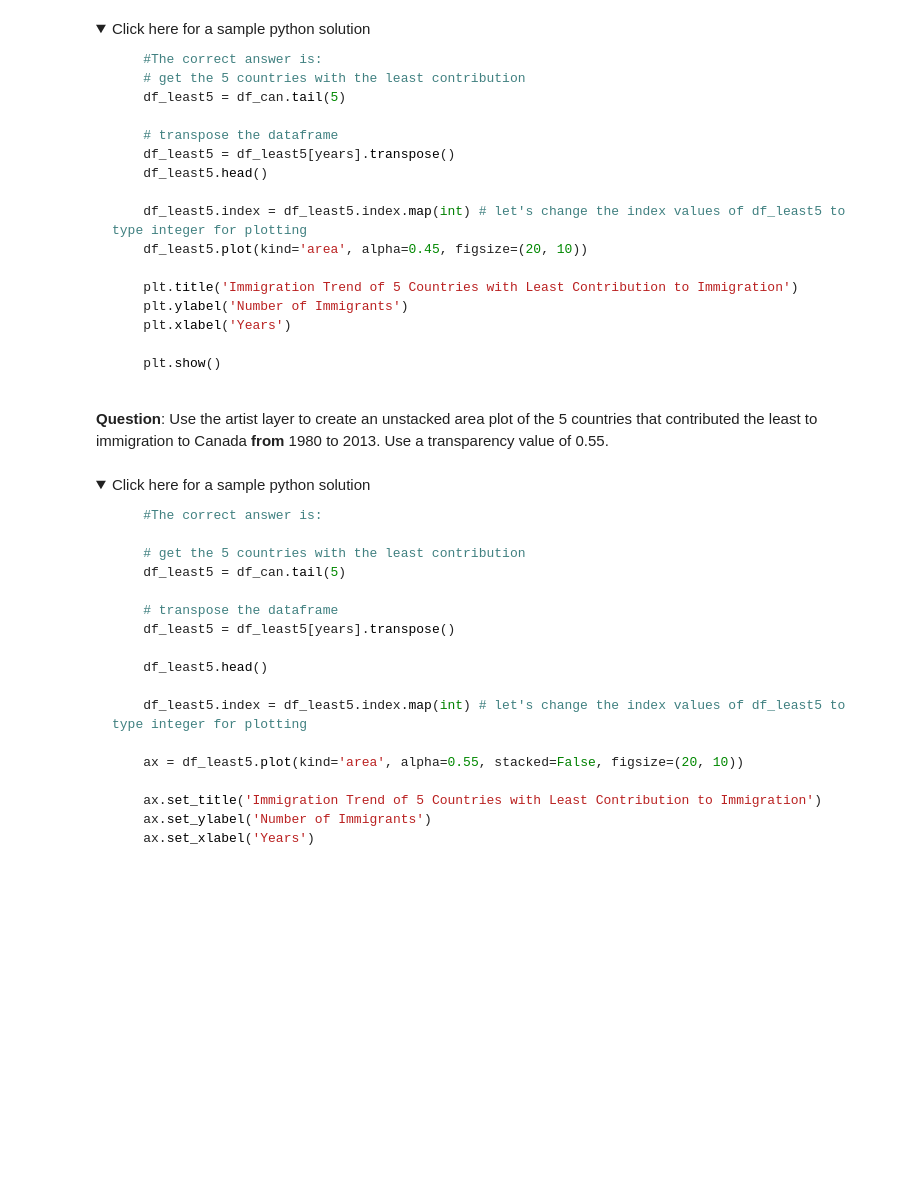
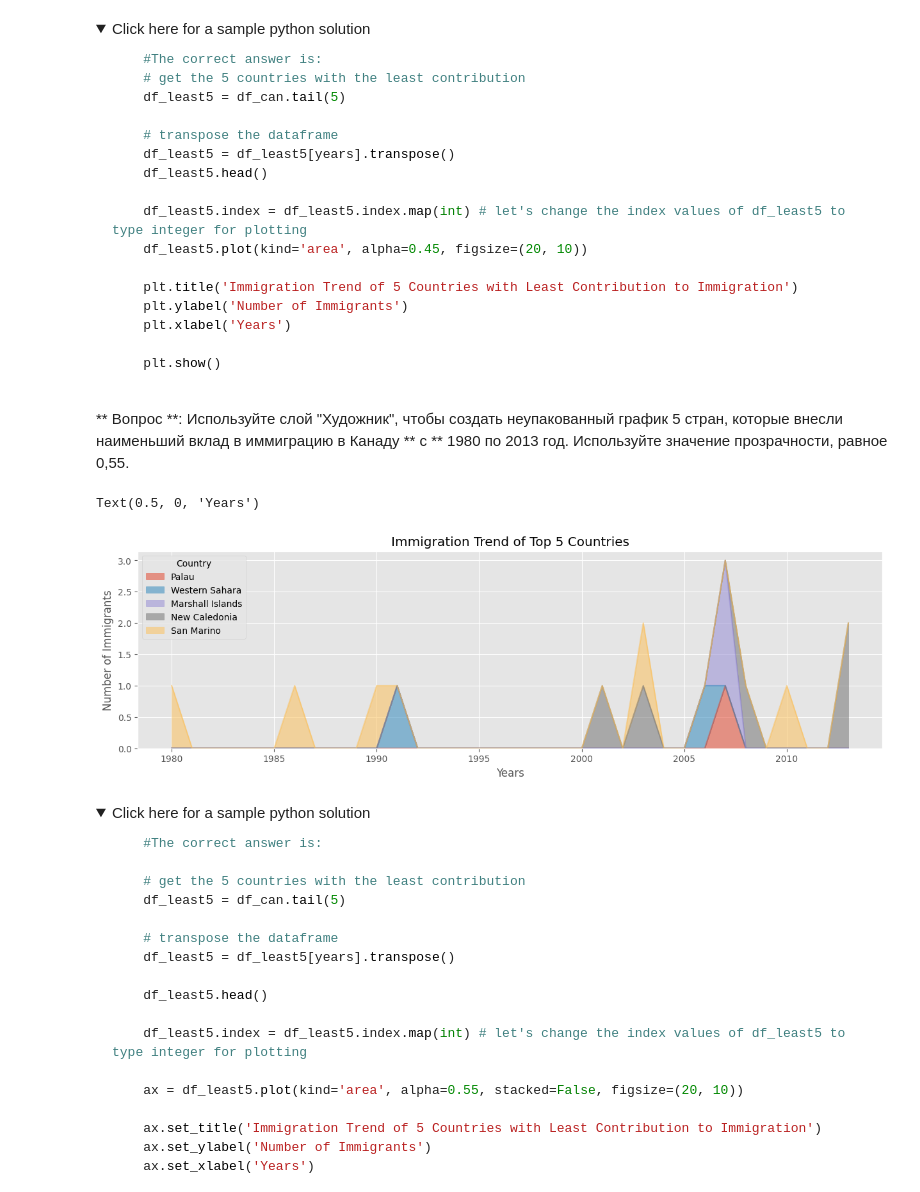
Before and after one commit to Vitalyastiy/courses, a Jupyter notebook: IBM/Vis_W2-Exercise-Area-Plots-Histograms-and-Bar-Charts.ipynb, the cells around one changed output. Cells and saved outputs as stored; diff of their text form; code cells hidden in the pictures; folded sections open; blank space fills up the shorter version.

```diff
--- a/IBM/Vis_W2-Exercise-Area-Plots-Histograms-and-Bar-Charts.ipynb
+++ b/IBM/Vis_W2-Exercise-Area-Plots-Histograms-and-Bar-Charts.ipynb
@@ -325,5 +336,3 @@ ax.set_xlabel('Years')
 
 
 </details>
-# %% [markdown]
-**Question**: Use the artist layer to create an unstacked area plot of the 5 countries that contributed the least to immigration to Canada **from** 1980 to 2013. Use a transparency value of 0.55.
@@ -332,3 +339,20 @@ ax.set_xlabel('Years')
+# %% [markdown]
+** Вопрос **: Используйте слой "Художник", чтобы создать неупакованный график 5 стран, которые внесли наименьший вклад в иммиграцию в Канаду ** с ** 1980 по 2013 год. Используйте значение прозрачности, равное 0,55.
+# %%
+### type your answer here
+
+t = df_can.sort_values(by = 'Total', ascending = True).head(5)
+years =list(map(str, range(1980, 2014)))
+t = t[years].T
+t.index = t.index.map(int)
+ax = t.plot(kind = 'area', stacked = True, figsize = (15,4), alpha = 0.55)
+
+ax.set_title('Immigration Trend of Top 5 Countries')
+ax.set_ylabel('Number of Immigrants')
+ax.set_xlabel('Years')
+# %% [output]
+Text(0.5, 0, 'Years')
+[figure, added]
 # %% [markdown]
 <details><summary>Click here for a sample python solution</summary>
 
```
Also changed, not shown: parts of 54 cells of this notebook.
